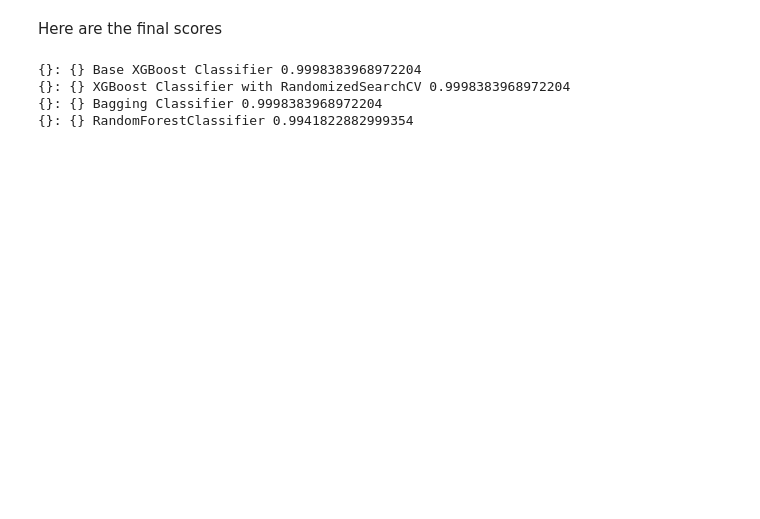
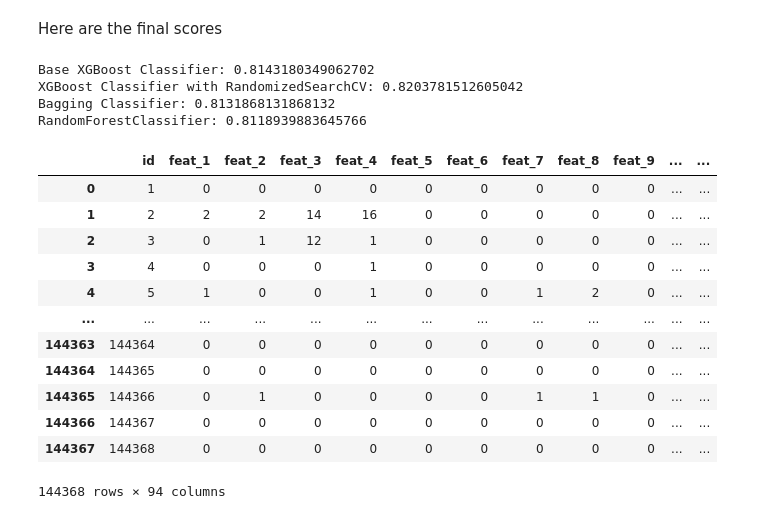
Before and after one commit to clementbowe14/ml-class, a Jupyter notebook: crate_and_barrel.ipynb, the cells around one changed output. Cells and saved outputs as stored; diff of their text form; code cells hidden in the pictures; blank space fills up the shorter version.

Commit message:
Kaggle Notebook | crate_and_barrel | Version 5

```diff
--- a/crate_and_barrel.ipynb
+++ b/crate_and_barrel.ipynb
@@ -337,9 +323,28 @@ scores['RandomForestClassifier']
 Here are the final scores
 # %%
 for score in scores:
-    print('{}: {}', score, scores[score])
+    print('{}: {}'.format(score, scores[score]))
 # %% [output]
-{}: {} Base XGBoost Classifier 0.9998383968972204
-{}: {} XGBoost Classifier with RandomizedSearchCV 0.9998383968972204
-{}: {} Bagging Classifier 0.9998383968972204
-{}: {} RandomForestClassifier 0.9941822882999354
+Base XGBoost Classifier: 0.8143180349062702
+XGBoost Classifier with RandomizedSearchCV: 0.8203781512605042
+Bagging Classifier: 0.8131868131868132
+RandomForestClassifier: 0.8118939883645766
+# %%
+import pandas as pd
+
+test_data = pd.read_csv("/kaggle/input/otto-group-product-classification-challenge/test.csv")
+test_data
+# %% [output]
+|  | id | feat_1 | feat_2 | feat_3 | feat_4 | feat_5 | feat_6 | feat_7 | feat_8 | feat_9 | ... | ... |
+| 0 | 1 | 0 | 0 | 0 | 0 | 0 | 0 | 0 | 0 | 0 | ... | ... |
+| 1 | 2 | 2 | 2 | 14 | 16 | 0 | 0 | 0 | 0 | 0 | ... | ... |
+| 2 | 3 | 0 | 1 | 12 | 1 | 0 | 0 | 0 | 0 | 0 | ... | ... |
+| 3 | 4 | 0 | 0 | 0 | 1 | 0 | 0 | 0 | 0 | 0 | ... | ... |
+| 4 | 5 | 1 | 0 | 0 | 1 | 0 | 0 | 1 | 2 | 0 | ... | ... |
+| ... | ... | ... | ... | ... | ... | ... | ... | ... | ... | ... | ... | ... |
+| 144363 | 144364 | 0 | 0 | 0 | 0 | 0 | 0 | 0 | 0 | 0 | ... | ... |
+| 144364 | 144365 | 0 | 0 | 0 | 0 | 0 | 0 | 0 | 0 | 0 | ... | ... |
+| 144365 | 144366 | 0 | 1 | 0 | 0 | 0 | 0 | 1 | 1 | 0 | ... | ... |
+| 144366 | 144367 | 0 | 0 | 0 | 0 | 0 | 0 | 0 | 0 | 0 | ... | ... |
+| 144367 | 144368 | 0 | 0 | 0 | 0 | 0 | 0 | 0 | 0 | 0 | ... | ... |
+144368 rows × 94 columns
```
Also changed, not shown: parts of 9 cells of this notebook.
